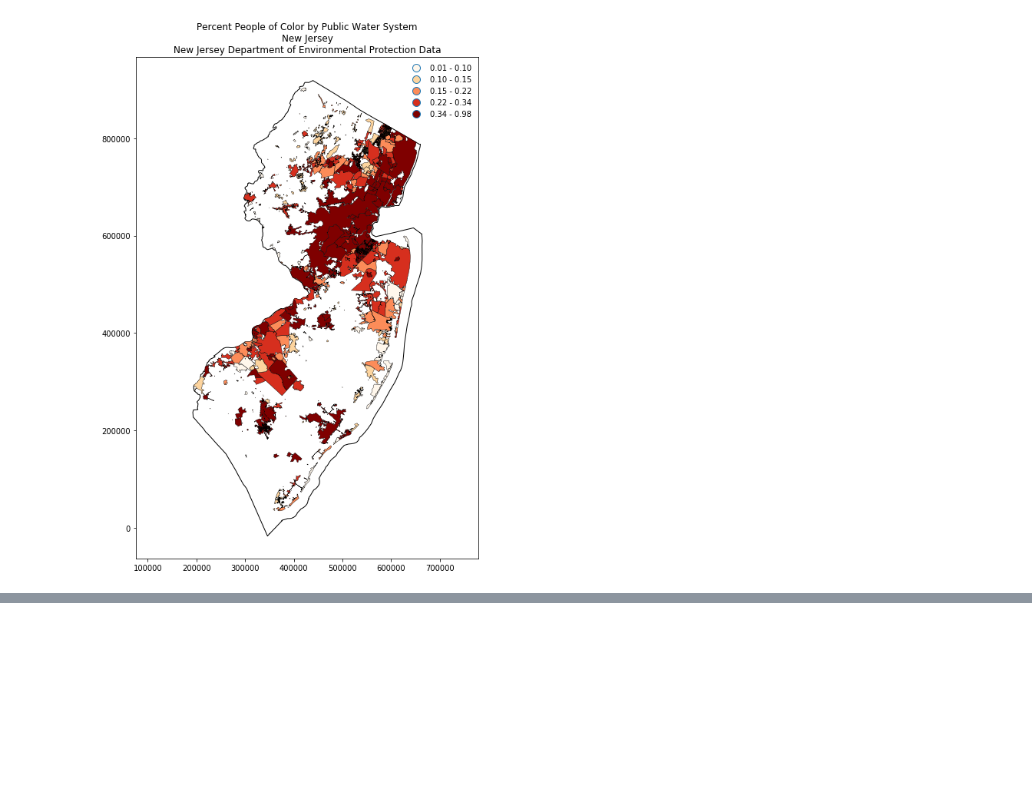
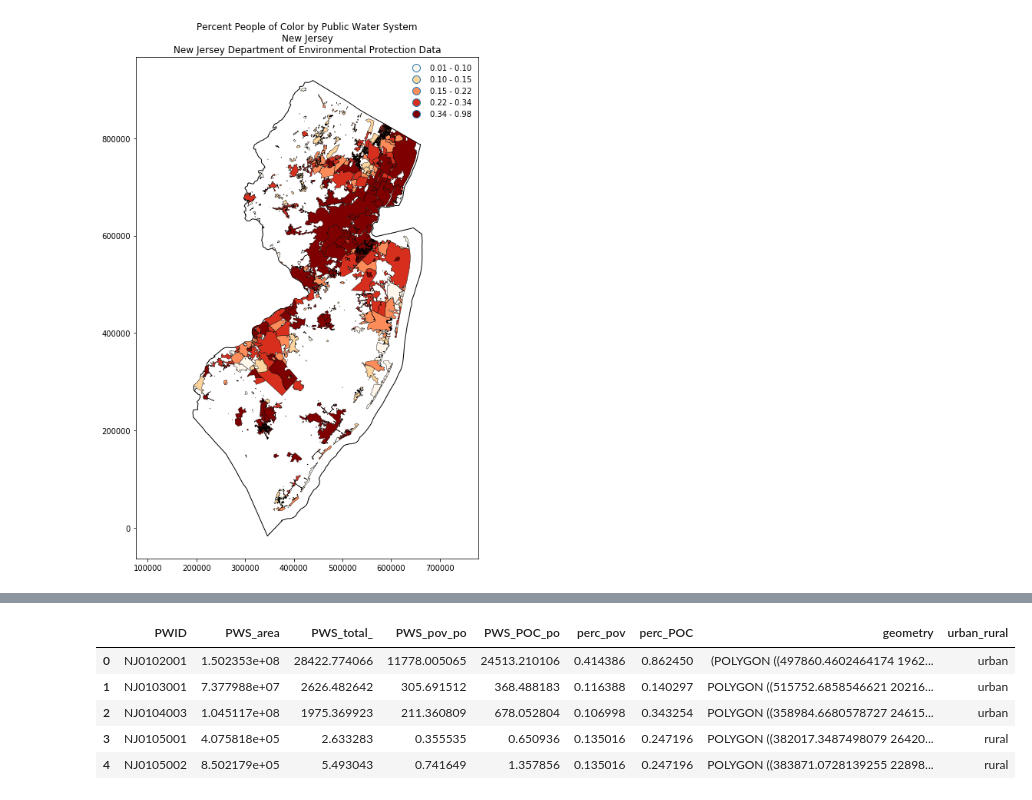
Before and after one commit to zstatmanweil/EJ-analysis-map, a Jupyter notebook: spatial-analysis/ArealWeighting.ipynb, the cells around one changed output, grey strips where cells are left out. Cells and saved outputs as stored; diff of their text form; code cells hidden in the pictures; blank space fills up the shorter version.

Commit message:
Updated areal weighting analysis

```diff
--- a/spatial-analysis/ArealWeighting.ipynb
+++ b/spatial-analysis/ArealWeighting.ipynb
@@ -391,0 +401,3 @@ PWS_agg_json.to_file(r'C:\Users\zstat\Documents\RecurseCenter\EJ-analysis-map\Da
+# %%
+# Open water system data containing results from the areal weighting analysis
+areal_weighting_pws = gpd.read_file('..\Data\Created\SpatialAnalysis\ArealWeighting.shp')
@@ -391,0 +413,3 @@ PWS_agg_json.to_file(r'C:\Users\zstat\Documents\RecurseCenter\EJ-analysis-map\Da
+# %%
+# Open urban/rural file
+pws_urban_rural = pd.read_csv('..\Data\Created\SpatialAnalysis\pws_urban_rural.csv')
@@ -391,0 +447,11 @@ PWS_agg_json.to_file(r'C:\Users\zstat\Documents\RecurseCenter\EJ-analysis-map\Da
+# %%
+# Join urban and rural data to the areal weighting results
+aw_pws = areal_weighting_pws.merge(pws_urban_rural.drop(columns="Unnamed: 0"), on='PWID')
+aw_pws.head()
+# %% [output]
+|  | PWID | PWS_area | PWS_total_ | PWS_pov_po | PWS_POC_po | perc_pov | perc_POC | geometry | urban_rural |
+| 0 | NJ0102001 | 1.502353e+08 | 28422.774066 | 11778.005065 | 24513.210106 | 0.414386 | 0.862450 | (POLYGON ((497860.4602464174 1962... | urban |
+| 1 | NJ0103001 | 7.377988e+07 | 2626.482642 | 305.691512 | 368.488183 | 0.116388 | 0.140297 | POLYGON ((515752.6858546621 20216... | urban |
+| 2 | NJ0104003 | 1.045117e+08 | 1975.369923 | 211.360809 | 678.052804 | 0.106998 | 0.343254 | POLYGON ((358984.6680578727 24615... | urban |
+| 3 | NJ0105001 | 4.075818e+05 | 2.633283 | 0.355535 | 0.650936 | 0.135016 | 0.247196 | POLYGON ((382017.3487498079 26420... | rural |
+| 4 | NJ0105002 | 8.502179e+05 | 5.493043 | 0.741649 | 1.357856 | 0.135016 | 0.247196 | POLYGON ((383871.0728139255 22898... | rural |
```
Also changed, not shown: parts of 7 cells of this notebook, 2 other files.
